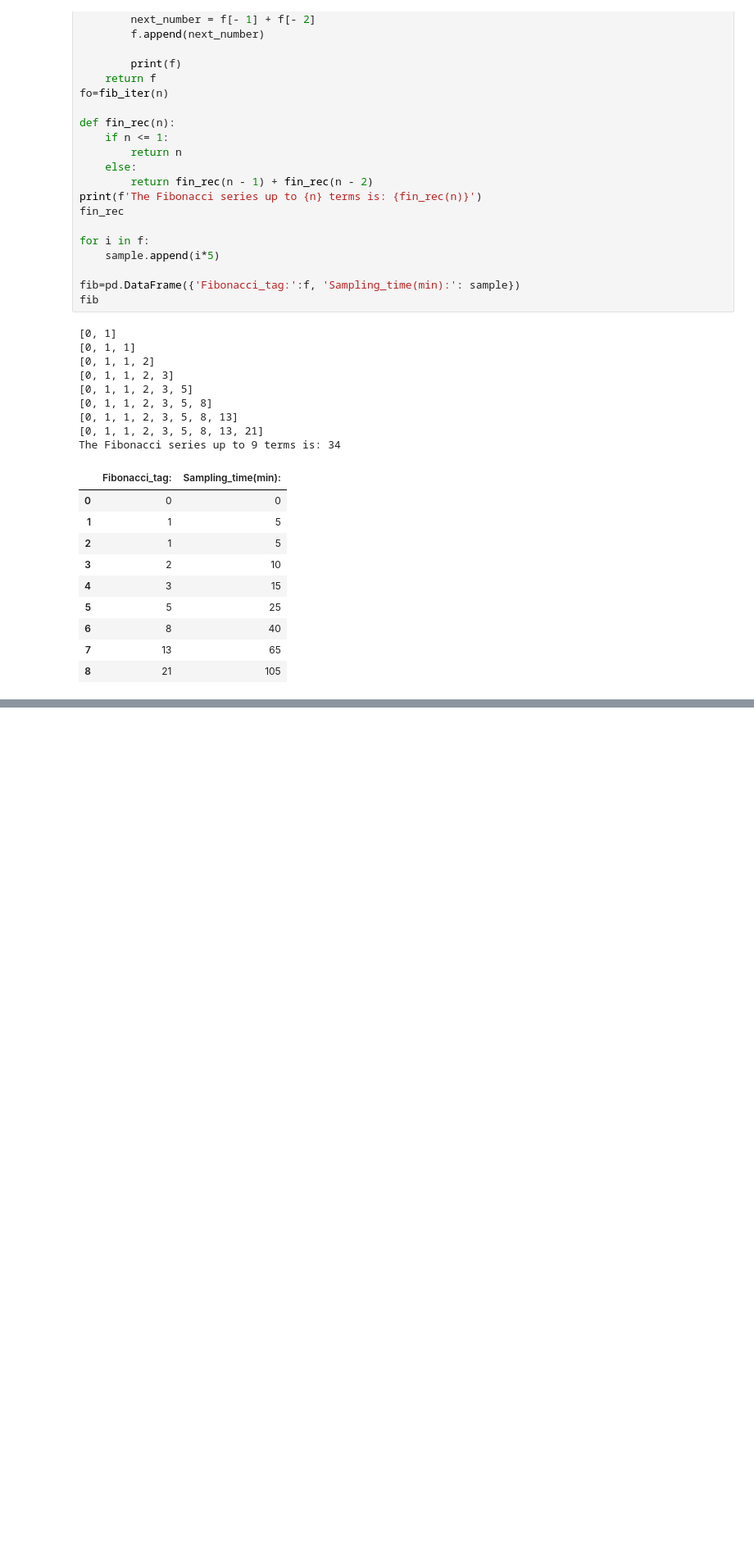
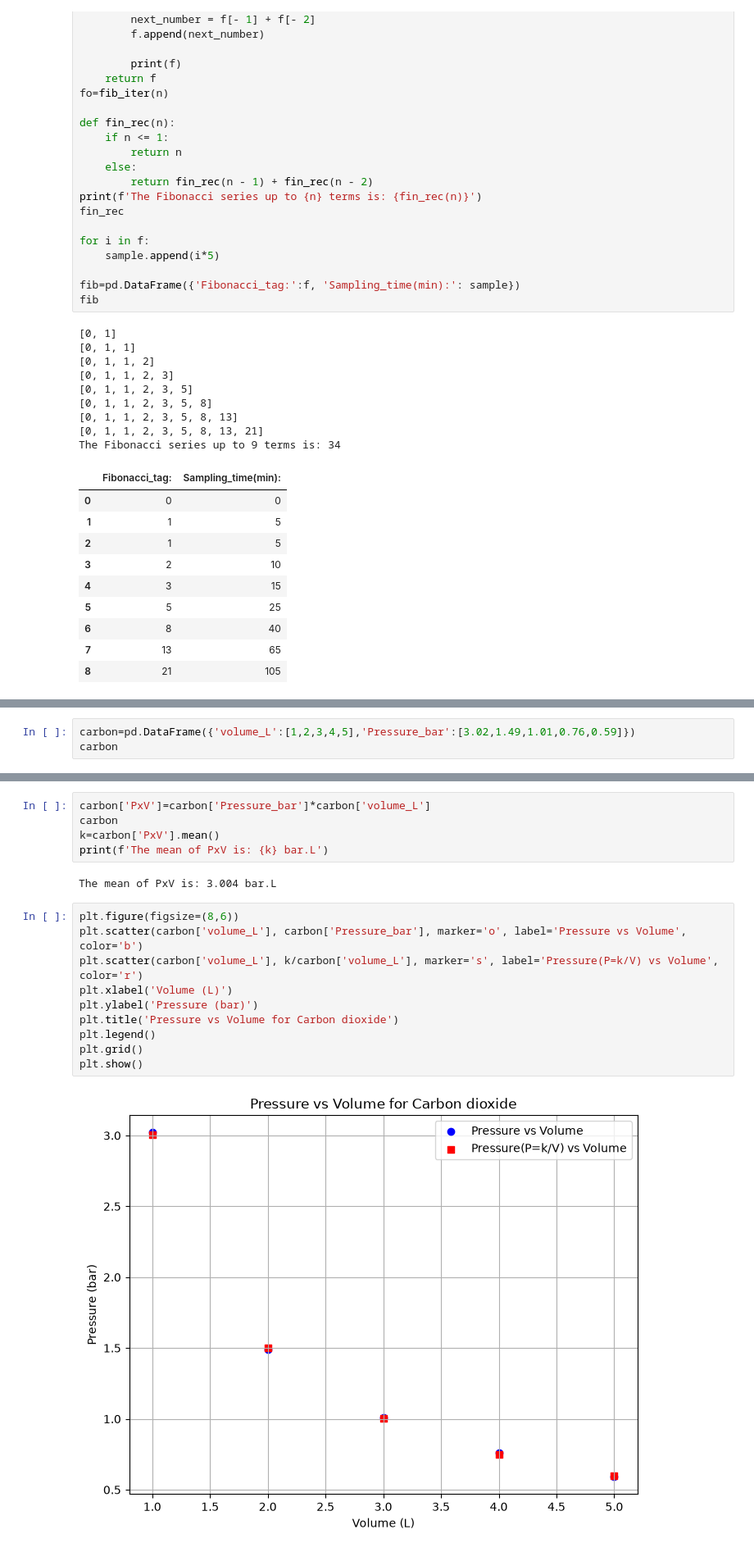
Before and after one commit to rayray077/CP_Practical, a Jupyter notebook: RollNo_20251001001_SetB.ipynb, the cells around one changed output, grey strips where cells are left out. Shown at 82% size. Saved outputs shown, nothing was run; the diff lists cells and outputs as text; blank space fills up the shorter version.

```diff
--- a/RollNo_20251001001_SetB.ipynb
+++ b/RollNo_20251001001_SetB.ipynb
@@ -465,0 +518,3 @@ The Fibonacci series up to 9 terms is: 34
+# %%
+carbon=pd.DataFrame({'volume_L':[1,2,3,4,5],'Pressure_bar':[3.02,1.49,1.01,0.76,0.59]})
+carbon
@@ -465,0 +528,19 @@ The Fibonacci series up to 9 terms is: 34
+# %%
+carbon['PxV']=carbon['Pressure_bar']*carbon['volume_L']
+carbon
+k=carbon['PxV'].mean()
+print(f'The mean of PxV is: {k} bar.L')
+# %% [output]
+The mean of PxV is: 3.004 bar.L
+# %%
+plt.figure(figsize=(8,6))
+plt.scatter(carbon['volume_L'], carbon['Pressure_bar'], marker='o', label='Pressure vs Volume', color='b')
+plt.scatter(carbon['volume_L'], k/carbon['volume_L'], marker='s', label='Pressure(P=k/V) vs Volume', color='r')
+plt.xlabel('Volume (L)')
+plt.ylabel('Pressure (bar)')
+plt.title('Pressure vs Volume for Carbon dioxide')
+plt.legend()
+plt.grid()
+plt.show()
+# %% [output]
+[figure, added]
```
Also changed, not shown: parts of 6 cells of this notebook, 2 other files.
